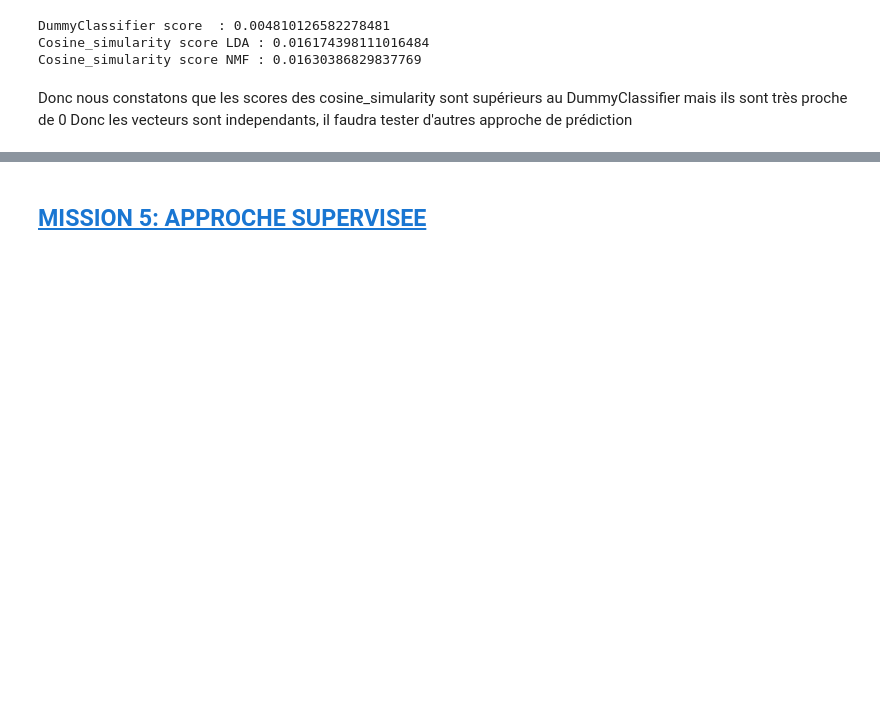
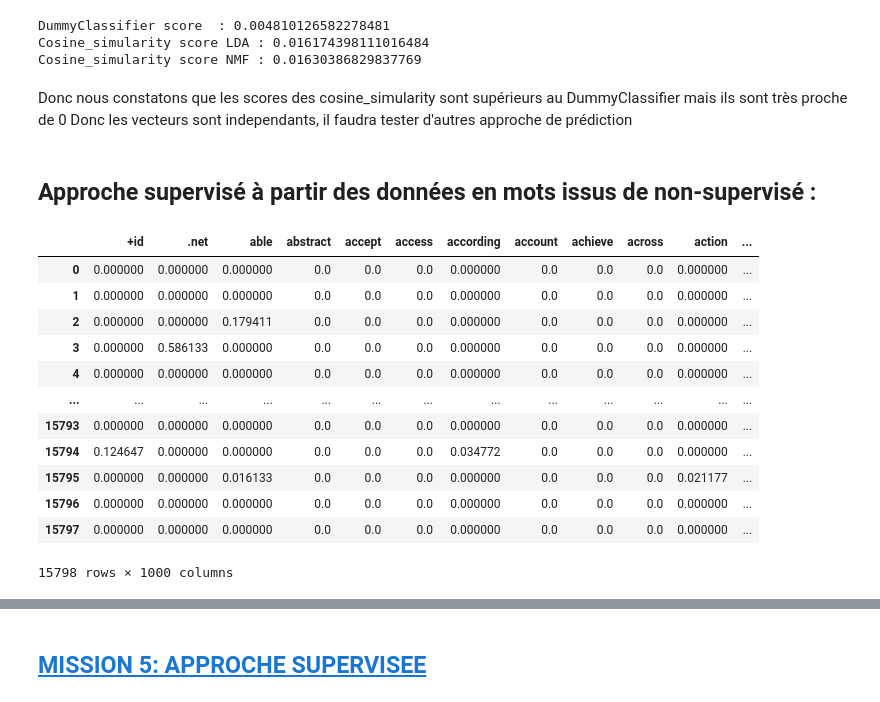
Before and after one commit to leandre12/suggestion-tag, a Jupyter notebook: P5_02_notebookmodels.ipynb, the cells around one changed output, grey strips where cells are left out. Saved outputs shown, nothing was run; the diff lists cells and outputs as text; code cells hidden in the pictures; blank space fills up the shorter version.

```diff
--- a/P5_02_notebookmodels.ipynb
+++ b/P5_02_notebookmodels.ipynb
@@ -344,3 +355,21 @@ Cosine_simularity score NMF : 0.01630386829837769
 # %% [markdown]
 Donc nous constatons que les scores des cosine_simularity sont supérieurs au DummyClassifier mais ils sont très proche de 0
 Donc les vecteurs sont independants, il faudra tester d'autres approche de prédiction
+# %% [markdown]
+## Approche supervisé à partir des données en mots issus de non-supervisé :
+# %%
+df_predict_nmf
+# %% [output]
+|  | +id | .net | able | abstract | accept | access | according | account | achieve | across | action | ... |
+| 0 | 0.000000 | 0.000000 | 0.000000 | 0.0 | 0.0 | 0.0 | 0.000000 | 0.0 | 0.0 | 0.0 | 0.000000 | ... |
+| 1 | 0.000000 | 0.000000 | 0.000000 | 0.0 | 0.0 | 0.0 | 0.000000 | 0.0 | 0.0 | 0.0 | 0.000000 | ... |
+| 2 | 0.000000 | 0.000000 | 0.179411 | 0.0 | 0.0 | 0.0 | 0.000000 | 0.0 | 0.0 | 0.0 | 0.000000 | ... |
+| 3 | 0.000000 | 0.586133 | 0.000000 | 0.0 | 0.0 | 0.0 | 0.000000 | 0.0 | 0.0 | 0.0 | 0.000000 | ... |
+| 4 | 0.000000 | 0.000000 | 0.000000 | 0.0 | 0.0 | 0.0 | 0.000000 | 0.0 | 0.0 | 0.0 | 0.000000 | ... |
+| ... | ... | ... | ... | ... | ... | ... | ... | ... | ... | ... | ... | ... |
+| 15793 | 0.000000 | 0.000000 | 0.000000 | 0.0 | 0.0 | 0.0 | 0.000000 | 0.0 | 0.0 | 0.0 | 0.000000 | ... |
+| 15794 | 0.124647 | 0.000000 | 0.000000 | 0.0 | 0.0 | 0.0 | 0.034772 | 0.0 | 0.0 | 0.0 | 0.000000 | ... |
+| 15795 | 0.000000 | 0.000000 | 0.016133 | 0.0 | 0.0 | 0.0 | 0.000000 | 0.0 | 0.0 | 0.0 | 0.021177 | ... |
+| 15796 | 0.000000 | 0.000000 | 0.000000 | 0.0 | 0.0 | 0.0 | 0.000000 | 0.0 | 0.0 | 0.0 | 0.000000 | ... |
+| 15797 | 0.000000 | 0.000000 | 0.000000 | 0.0 | 0.0 | 0.0 | 0.000000 | 0.0 | 0.0 | 0.0 | 0.000000 | ... |
+15798 rows × 1000 columns
```
Also changed, not shown: parts of 22 cells of this notebook, 10 other files.
